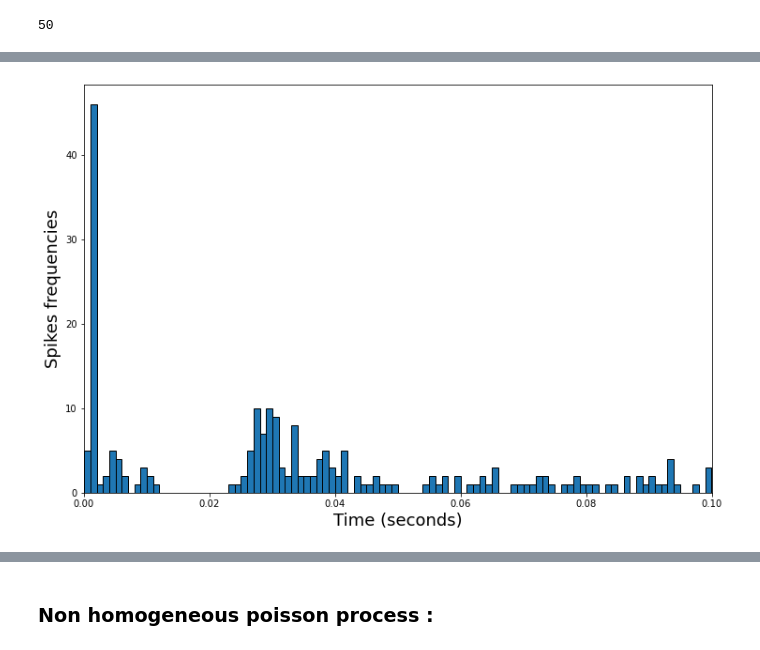
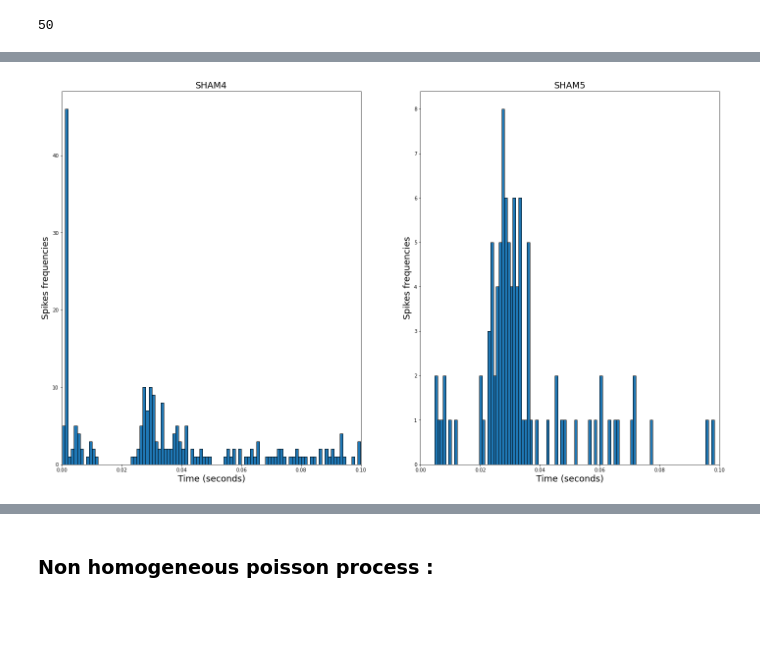
Before and after one commit to neonicoo/TPs-Stochastic-Processes, a Jupyter notebook: TP-Spike-trains-modeling-poisson-process.ipynb, the cells around one changed output, grey strips where cells are left out. Cells and saved outputs as stored; diff of their text form; code cells hidden in the pictures; blank space fills up the shorter version.

```diff
--- a/TP-Spike-trains-modeling-poisson-process.ipynb
+++ b/TP-Spike-trains-modeling-poisson-process.ipynb
@@ -45,11 +36,11 @@ estimate_lamb( poisson_generator (10, 10))
 # %%
-SHA4 = []
+SHAM4 = []
 with open('SHAM4_replicates.txt', 'r') as file:
     for lines in file:
-        SHA4.append([float(e) for e in lines[:-1].split(",")])
+        SHAM4.append([float(e) for e in lines[:-1].split(",")])
 # %%
-SHA5 = []
+SHAM5 = []
 with open('SHAM5_replicates.txt', 'r') as file:
     for lines in file:
-        SHA5.append([float(e) for e in lines[:-1].split(",")])
+        SHAM5.append([float(e) for e in lines[:-1].split(",")])
 # %%
@@ -84,5 +75,5 @@ def epochs(array, limit):
         res.append(sublist)
     return (res)
 # %%
-SHA4_times = epochs(SHA4, limit = 0.1)
-SHA5_times =  epochs(SHA5, limit = 0.1)
+SHAM4_times = epochs(SHAM4, limit = 0.1)
+SHAM5_times =  epochs(SHAM5, limit = 0.1)
@@ -140,9 +157,25 @@ SHA4_times2 = sorted(np.concatenate(SHA4_times))
+# %%
+SHAM4_concat = np.concatenate(SHAM4_times)
+SHAM5_concat = np.concatenate(SHAM5_times)
 # %%
-plt.figure(figsize=(12, 8))
+plt.figure(figsize=(24, 14))
+
+plt.subplot(1,2,1)
+
 plt.xlim(0, 0.1)
-histogramme = plt.hist(SHA4_times2, bins= 100, edgecolor="black")
+histogramme = plt.hist(SHAM4_concat, bins= 100, edgecolor="black")
+plt.title("SHAM4", fontsize = 18)
 plt.xlabel("Time (seconds)", fontsize = 18)
 plt.ylabel("Spikes frequencies", fontsize = 18)
+
+plt.subplot(1,2,2)
+
+plt.xlim(0, 0.1)
+histogramme2 = plt.hist(SHAM5_concat, bins= 100, edgecolor="black")
+plt.title("SHAM5", fontsize = 18)
+plt.xlabel("Time (seconds)", fontsize = 18)
+plt.ylabel("Spikes frequencies", fontsize = 18)
+
 plt.show()
 # %% [output]
-[figure, old version]
+[figure, new version]
```
Also changed, not shown: parts of 34 cells of this notebook.
